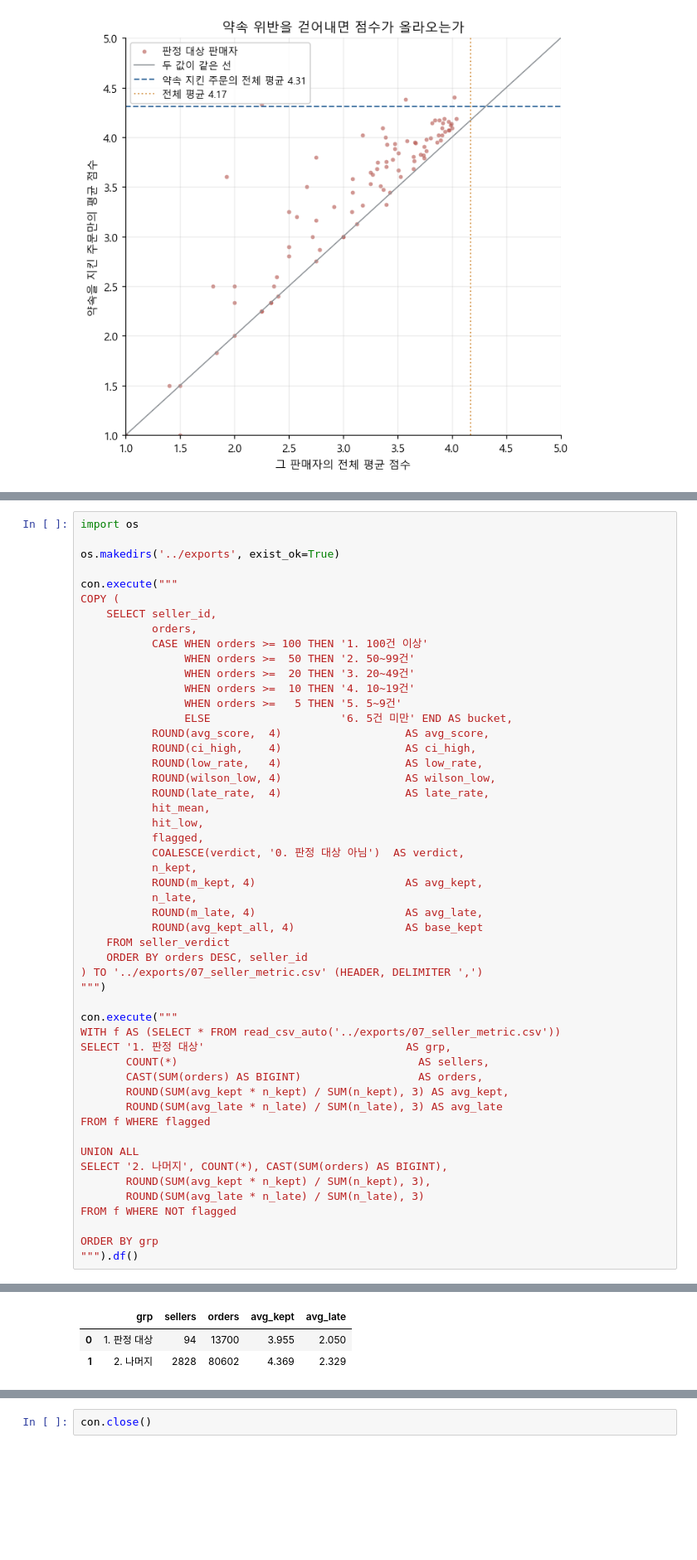
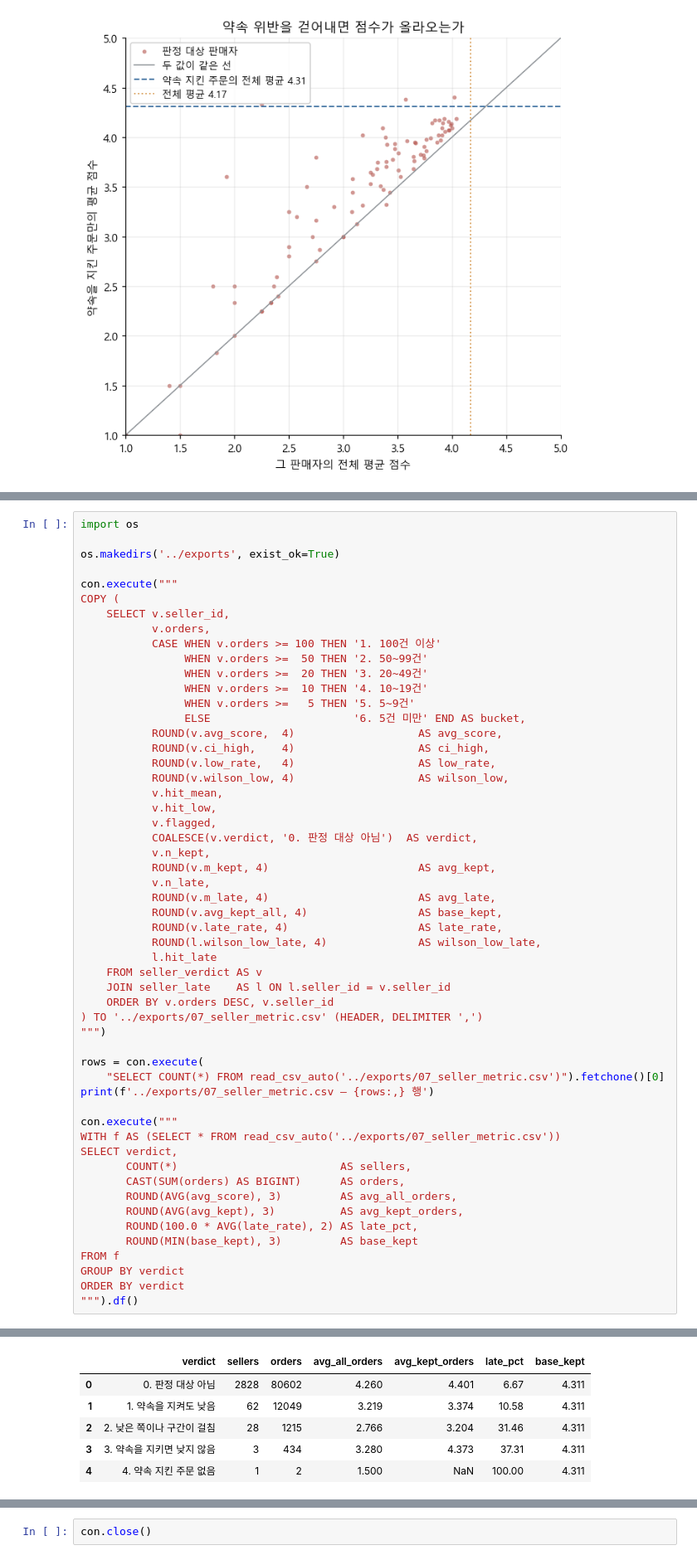
Before and after one commit to wlstjd1011/Olist-data-analyze, a Jupyter notebook: notebooks/07_seller_quality.ipynb, the cells around one changed output, grey strips where cells are left out. Shown at 83% size. Saved outputs shown, nothing was run; the diff lists cells and outputs as text; blank space fills up the shorter version.

```diff
--- a/notebooks/07_seller_quality.ipynb
+++ b/notebooks/07_seller_quality.ipynb
@@ -772,48 +1305,51 @@ os.makedirs('../exports', exist_ok=True)
 
 con.execute("""
 COPY (
-    SELECT seller_id,
-           orders,
-           CASE WHEN orders >= 100 THEN '1. 100건 이상'
-                WHEN orders >=  50 THEN '2. 50~99건'
-                WHEN orders >=  20 THEN '3. 20~49건'
-                WHEN orders >=  10 THEN '4. 10~19건'
-                WHEN orders >=   5 THEN '5. 5~9건'
-                ELSE                    '6. 5건 미만' END AS bucket,
-           ROUND(avg_score,  4)                   AS avg_score,
-           ROUND(ci_high,    4)                   AS ci_high,
-           ROUND(low_rate,   4)                   AS low_rate,
-           ROUND(wilson_low, 4)                   AS wilson_low,
-           ROUND(late_rate,  4)                   AS late_rate,
-           hit_mean,
-           hit_low,
-           flagged,
-           COALESCE(verdict, '0. 판정 대상 아님')  AS verdict,
-           n_kept,
-           ROUND(m_kept, 4)                       AS avg_kept,
-           n_late,
-           ROUND(m_late, 4)                       AS avg_late,
-           ROUND(avg_kept_all, 4)                 AS base_kept
-    FROM seller_verdict
-    ORDER BY orders DESC, seller_id
+    SELECT v.seller_id,
+           v.orders,
+           CASE WHEN v.orders >= 100 THEN '1. 100건 이상'
+                WHEN v.orders >=  50 THEN '2. 50~99건'
+                WHEN v.orders >=  20 THEN '3. 20~49건'
+                WHEN v.orders >=  10 THEN '4. 10~19건'
+                WHEN v.orders >=   5 THEN '5. 5~9건'
+                ELSE                      '6. 5건 미만' END AS bucket,
+           ROUND(v.avg_score,  4)                   AS avg_score,
+           ROUND(v.ci_high,    4)                   AS ci_high,
+           ROUND(v.low_rate,   4)                   AS low_rate,
+           ROUND(v.wilson_low, 4)                   AS wilson_low,
+           v.hit_mean,
+           v.hit_low,
+           v.flagged,
+           COALESCE(v.verdict, '0. 판정 대상 아님')  AS verdict,
+           v.n_kept,
+           ROUND(v.m_kept, 4)                       AS avg_kept,
+           v.n_late,
+           ROUND(v.m_late, 4)                       AS avg_late,
+           ROUND(v.avg_kept_all, 4)                 AS base_kept,
+           ROUND(v.late_rate, 4)                    AS late_rate,
+           ROUND(l.wilson_low_late, 4)              AS wilson_low_late,
+           l.hit_late
+    FROM seller_verdict AS v
+    JOIN seller_late    AS l ON l.seller_id = v.seller_id
+    ORDER BY v.orders DESC, v.seller_id
 ) TO '../exports/07_seller_metric.csv' (HEADER, DELIMITER ',')
 """)
 
+rows = con.execute(
+    "SELECT COUNT(*) FROM read_csv_auto('../exports/07_seller_metric.csv')").fetchone()[0]
+print(f'../exports/07_seller_metric.csv — {rows:,} 행')
+
 con.execute("""
 WITH f AS (SELECT * FROM read_csv_auto('../exports/07_seller_metric.csv'))
-SELECT '1. 판정 대상'                               AS grp,
-       COUNT(*)                                     AS sellers,
-       CAST(SUM(orders) AS BIGINT)                  AS orders,
-       ROUND(SUM(avg_kept * n_kept) / SUM(n_kept), 3) AS avg_kept,
-       ROUND(SUM(avg_late * n_late) / SUM(n_late), 3) AS avg_late
-FROM f WHERE flagged
-
-UNION ALL
-SELECT '2. 나머지', COUNT(*), CAST(SUM(orders) AS BIGINT),
-       ROUND(SUM(avg_kept * n_kept) / SUM(n_kept), 3),
-       ROUND(SUM(avg_late * n_late) / SUM(n_late), 3)
-FROM f WHERE NOT flagged
-
-ORDER BY grp
+SELECT verdict,
+       COUNT(*)                         AS sellers,
+       CAST(SUM(orders) AS BIGINT)      AS orders,
+       ROUND(AVG(avg_score), 3)         AS avg_all_orders,
+       ROUND(AVG(avg_kept), 3)          AS avg_kept_orders,
+       ROUND(100.0 * AVG(late_rate), 2) AS late_pct,
+       ROUND(MIN(base_kept), 3)         AS base_kept
+FROM f
+GROUP BY verdict
+ORDER BY verdict
 """).df()
 # %% [output]
@@ -820,3 +1357,6 @@ ORDER BY grp
-|  | grp | sellers | orders | avg_kept | avg_late |
-| 0 | 1. 판정 대상 | 94 | 13700 | 3.955 | 2.050 |
-| 1 | 2. 나머지 | 2828 | 80602 | 4.369 | 2.329 |
+|  | verdict | sellers | orders | avg_all_orders | avg_kept_orders | late_pct | base_kept |
+| 0 | 0. 판정 대상 아님 | 2828 | 80602 | 4.260 | 4.401 | 6.67 | 4.311 |
+| 1 | 1. 약속을 지켜도 낮음 | 62 | 12049 | 3.219 | 3.374 | 10.58 | 4.311 |
+| 2 | 2. 낮은 쪽이나 구간이 걸침 | 28 | 1215 | 2.766 | 3.204 | 31.46 | 4.311 |
+| 3 | 3. 약속을 지키면 낮지 않음 | 3 | 434 | 3.280 | 4.373 | 37.31 | 4.311 |
+| 4 | 4. 약속 지킨 주문 없음 | 1 | 2 | 1.500 | NaN | 100.00 | 4.311 |
```
Also changed, not shown: parts of 36 cells of this notebook, 4 other files.
